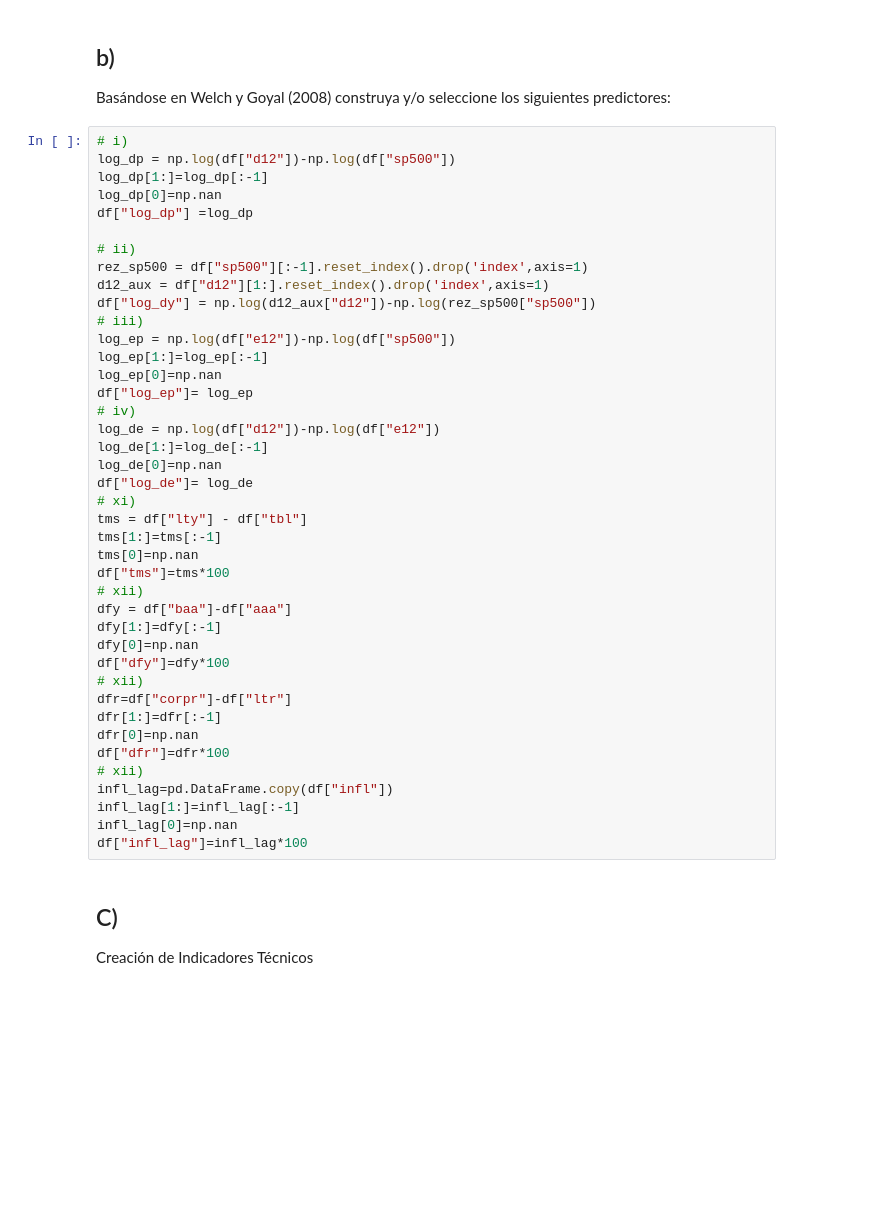
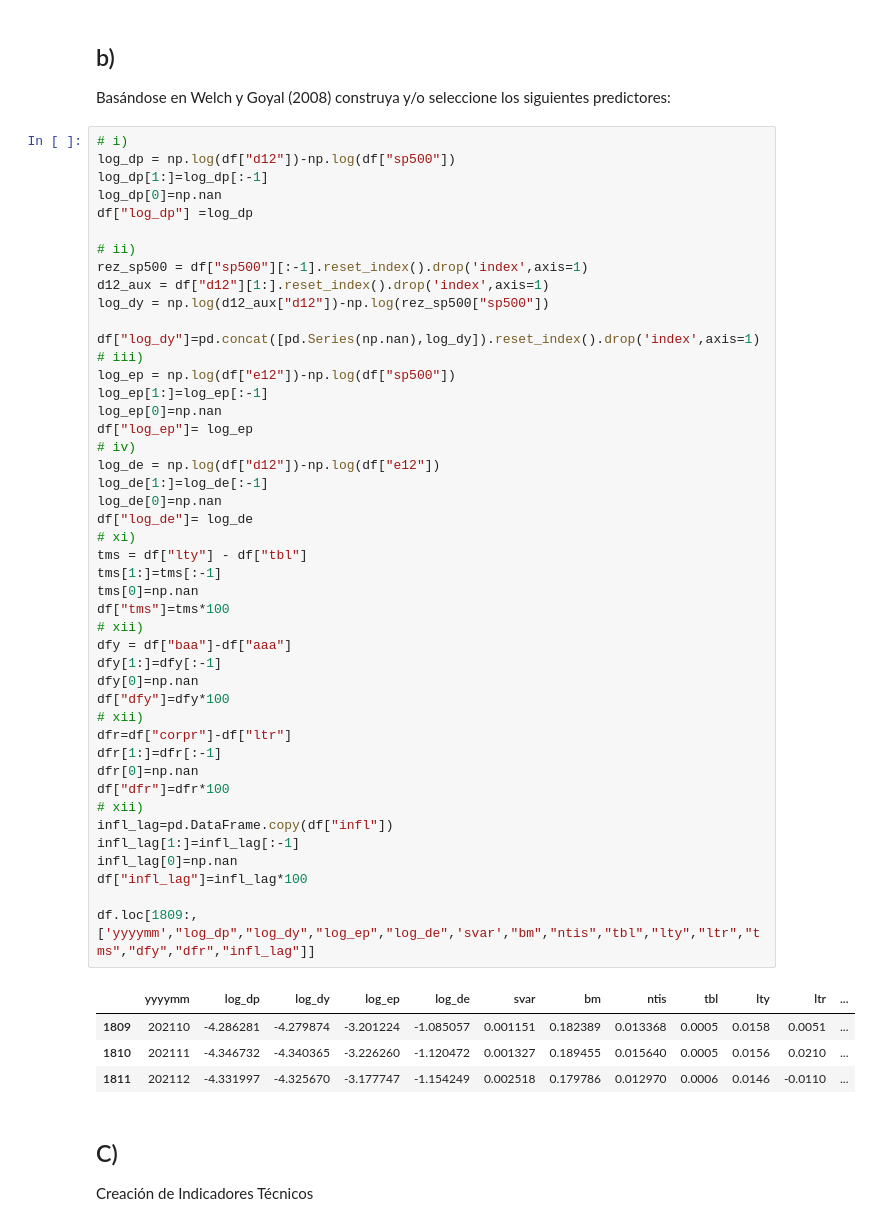
Before and after one commit to ElChololo/Inversiones_Tarea2, a Jupyter notebook: Python/Jupyter Tarea II.ipynb, the cells around one changed output. Saved outputs shown, nothing was run; the diff lists cells and outputs as text; blank space fills up the shorter version.

```diff
--- a/Python/Jupyter Tarea II.ipynb
+++ b/Python/Jupyter Tarea II.ipynb
@@ -45,37 +41,46 @@ df["log_dp"] =log_dp
 # ii)
 rez_sp500 = df["sp500"][:-1].reset_index().drop('index',axis=1)
 d12_aux = df["d12"][1:].reset_index().drop('index',axis=1)
-df["log_dy"] = np.log(d12_aux["d12"])-np.log(rez_sp500["sp500"])
+log_dy = np.log(d12_aux["d12"])-np.log(rez_sp500["sp500"])
+
+df["log_dy"]=pd.concat([pd.Series(np.nan),log_dy]).reset_index().drop('index',axis=1)
 # iii)
 log_ep = np.log(df["e12"])-np.log(df["sp500"])
 log_ep[1:]=log_ep[:-1]
 log_ep[0]=np.nan
 df["log_ep"]= log_ep
 # iv)
 log_de = np.log(df["d12"])-np.log(df["e12"])
 log_de[1:]=log_de[:-1]
 log_de[0]=np.nan
 df["log_de"]= log_de
 # xi)
 tms = df["lty"] - df["tbl"]
 tms[1:]=tms[:-1]
 tms[0]=np.nan
 df["tms"]=tms*100
 # xii)
 dfy = df["baa"]-df["aaa"]
 dfy[1:]=dfy[:-1]
 dfy[0]=np.nan
 df["dfy"]=dfy*100
 # xii)
 dfr=df["corpr"]-df["ltr"]
 dfr[1:]=dfr[:-1]
 dfr[0]=np.nan
 df["dfr"]=dfr*100
 # xii)
 infl_lag=pd.DataFrame.copy(df["infl"])
 infl_lag[1:]=infl_lag[:-1]
 infl_lag[0]=np.nan
 df["infl_lag"]=infl_lag*100
+
+df.loc[1809:,['yyyymm',"log_dp","log_dy","log_ep","log_de",'svar',"bm","ntis","tbl","lty","ltr","tms","dfy","dfr","infl_lag"]]
+# %% [output]
+|  | yyyymm | log_dp | log_dy | log_ep | log_de | svar | bm | ntis | tbl | lty | ltr | ... |
+| 1809 | 202110 | -4.286281 | -4.279874 | -3.201224 | -1.085057 | 0.001151 | 0.182389 | 0.013368 | 0.0005 | 0.0158 | 0.0051 | ... |
+| 1810 | 202111 | -4.346732 | -4.340365 | -3.226260 | -1.120472 | 0.001327 | 0.189455 | 0.015640 | 0.0005 | 0.0156 | 0.0210 | ... |
+| 1811 | 202112 | -4.331997 | -4.325670 | -3.177747 | -1.154249 | 0.002518 | 0.179786 | 0.012970 | 0.0006 | 0.0146 | -0.0110 | ... |
 # %% [markdown]
 ## C)
 Creación de Indicadores Técnicos
```
Also changed, not shown: parts of 18 cells of this notebook, 1 other file.
